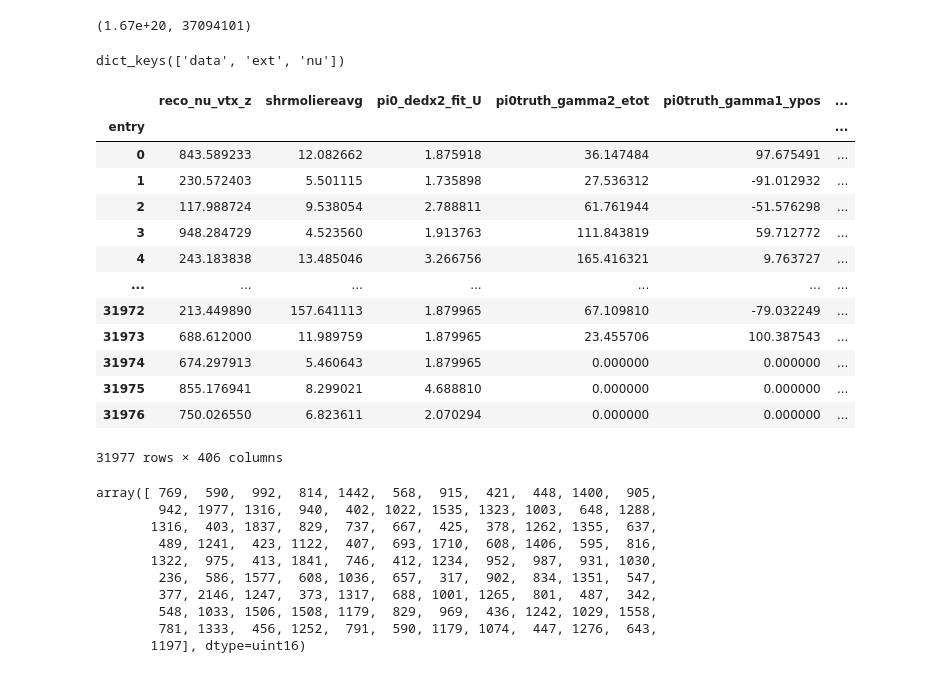
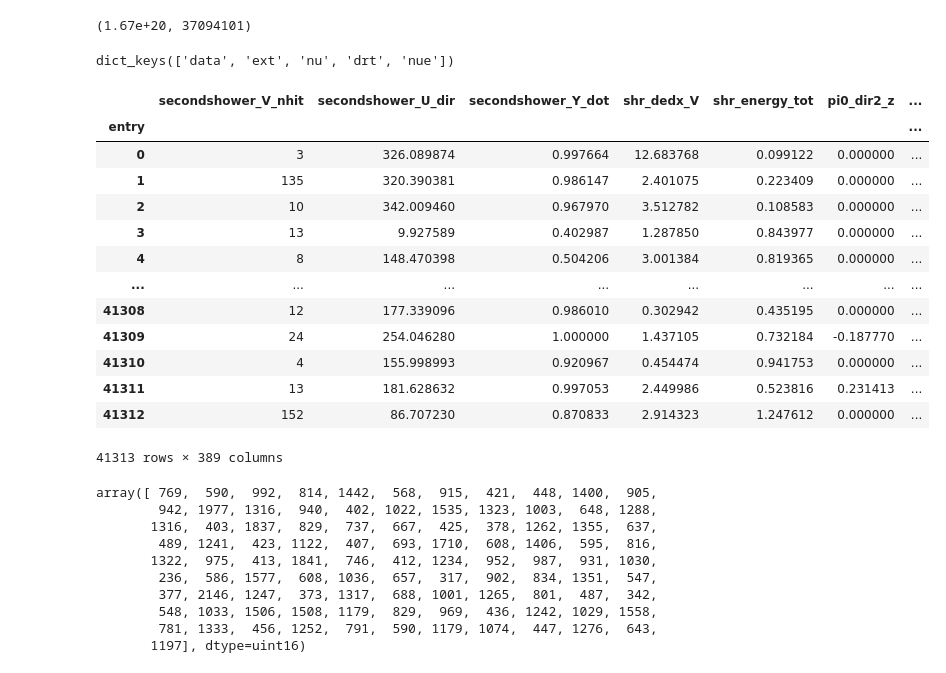
Before and after one commit to ubneutrinos/PELEE, a Jupyter notebook: sandbox/atrettin/playground.ipynb, the cells around one changed output. Drawn from its saved outputs; the diff is of its cells as text; code cells hidden in the pictures.

```diff
--- a/sandbox/atrettin/playground.ipynb
+++ b/sandbox/atrettin/playground.ipynb
@@ -17,7 +17,7 @@ RUN = 1
 rundata = dl.load_run(
     RUN,
     "bnb",
-    # truth_filtered_sets=["nue", "nc_pi0"],
+    truth_filtered_sets=["nue"],
     loadpi0variables=True,
     loadshowervariables=True,
     loadrecoveryvars=True,
@@ -26,24 +26,24 @@ rundata = dl.load_run(
 # %%
 rundata.keys()
 # %% [output]
-dict_keys(['data', 'ext', 'nu'])
+dict_keys(['data', 'ext', 'nu', 'drt', 'nue'])
 # %%
-rundata["nu"]
+rundata["nue"]
 # %% [output]
-|  | reco_nu_vtx_z | shrmoliereavg | pi0_dedx2_fit_U | pi0truth_gamma2_etot | pi0truth_gamma1_ypos | ... |
-| entry |  |  |  |  |  | ... |
-| 0 | 843.589233 | 12.082662 | 1.875918 | 36.147484 | 97.675491 | ... |
-| 1 | 230.572403 | 5.501115 | 1.735898 | 27.536312 | -91.012932 | ... |
-| 2 | 117.988724 | 9.538054 | 2.788811 | 61.761944 | -51.576298 | ... |
-| 3 | 948.284729 | 4.523560 | 1.913763 | 111.843819 | 59.712772 | ... |
-| 4 | 243.183838 | 13.485046 | 3.266756 | 165.416321 | 9.763727 | ... |
-| ... | ... | ... | ... | ... | ... | ... |
-| 31972 | 213.449890 | 157.641113 | 1.879965 | 67.109810 | -79.032249 | ... |
-| 31973 | 688.612000 | 11.989759 | 1.879965 | 23.455706 | 100.387543 | ... |
-| 31974 | 674.297913 | 5.460643 | 1.879965 | 0.000000 | 0.000000 | ... |
-| 31975 | 855.176941 | 8.299021 | 4.688810 | 0.000000 | 0.000000 | ... |
-| 31976 | 750.026550 | 6.823611 | 2.070294 | 0.000000 | 0.000000 | ... |
+|  | secondshower_V_nhit | secondshower_U_dir | secondshower_Y_dot | shr_dedx_V | shr_energy_tot | pi0_dir2_z | ... |
+| entry |  |  |  |  |  |  | ... |
+| 0 | 3 | 326.089874 | 0.997664 | 12.683768 | 0.099122 | 0.000000 | ... |
+| 1 | 135 | 320.390381 | 0.986147 | 2.401075 | 0.223409 | 0.000000 | ... |
+| 2 | 10 | 342.009460 | 0.967970 | 3.512782 | 0.108583 | 0.000000 | ... |
+| 3 | 13 | 9.927589 | 0.402987 | 1.287850 | 0.843977 | 0.000000 | ... |
+| 4 | 8 | 148.470398 | 0.504206 | 3.001384 | 0.819365 | 0.000000 | ... |
+| ... | ... | ... | ... | ... | ... | ... | ... |
+| 41308 | 12 | 177.339096 | 0.986010 | 0.302942 | 0.435195 | 0.000000 | ... |
+| 41309 | 24 | 254.046280 | 1.000000 | 1.437105 | 0.732184 | -0.187770 | ... |
+| 41310 | 4 | 155.998993 | 0.920967 | 0.454474 | 0.941753 | 0.000000 | ... |
+| 41311 | 13 | 181.628632 | 0.997053 | 2.449986 | 0.523816 | 0.231413 | ... |
+| 41312 | 152 | 86.707230 | 0.870833 | 2.914323 | 1.247612 | 0.000000 | ... |
-31977 rows × 406 columns
+41313 rows × 389 columns
 # %%
 rundata["nu"]["weightsGenie"][0]
 # %% [output]
```
Also changed, not shown: parts of 3 cells of this notebook.
